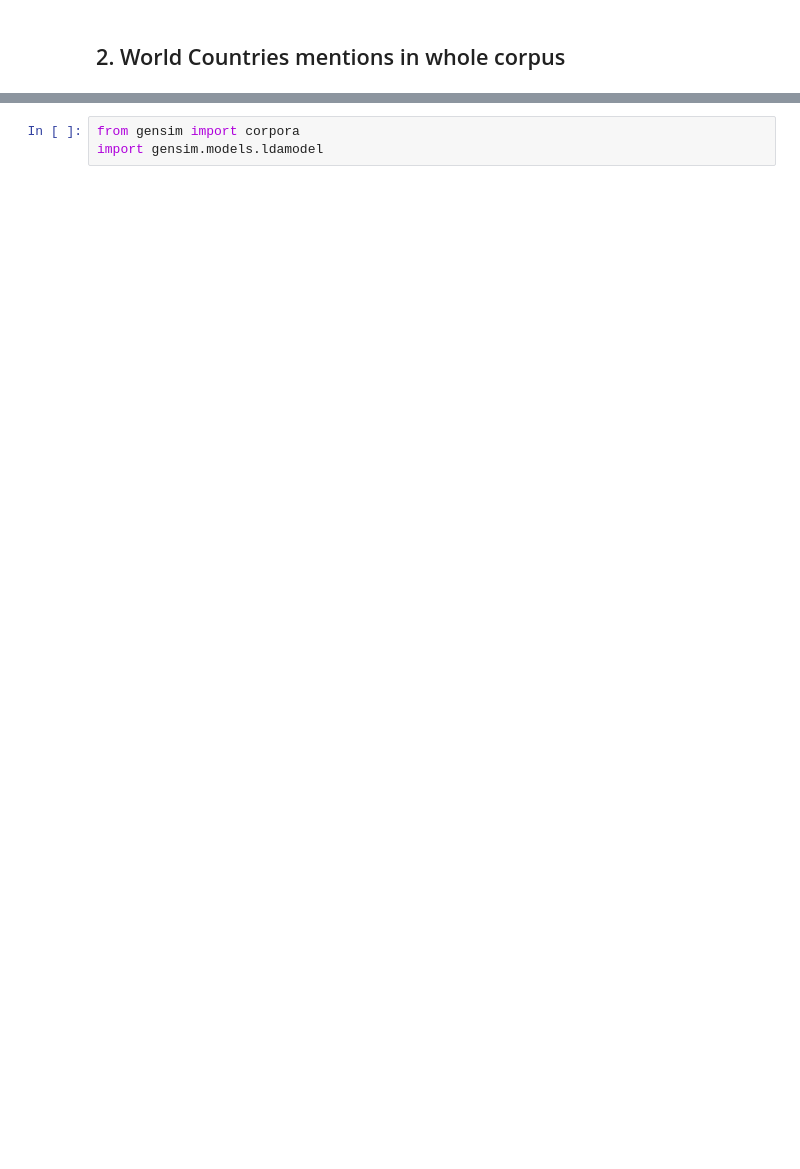
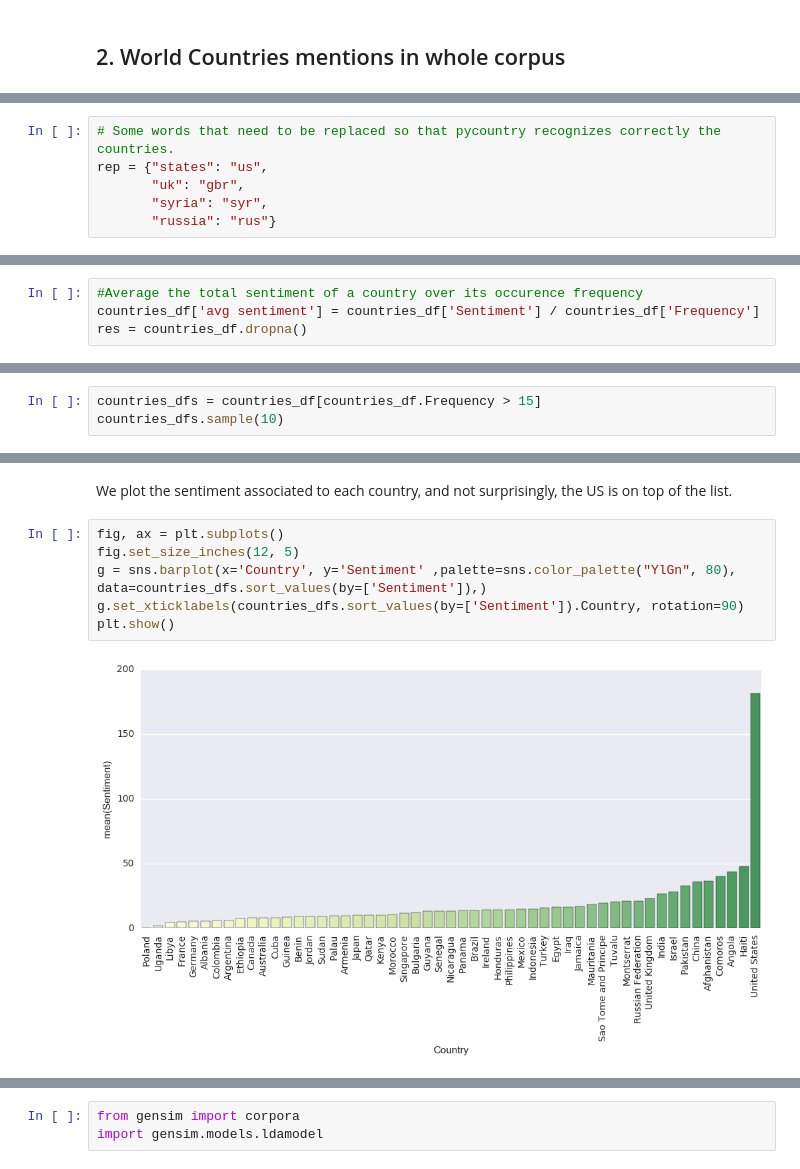
Before and after one commit to ireneu/ada, a Jupyter notebook: HW05/05 - Taming Text.ipynb, the cells around one changed output, grey strips where cells are left out. Drawn from its saved outputs; the diff is of its cells as text; blank space fills up the shorter version.

```diff
--- a/HW05/05 - Taming Text.ipynb
+++ b/HW05/05 - Taming Text.ipynb
@@ -205 +200,7 @@ def handle_special_cases(token):
+# %%
+# Some words that need to be replaced so that pycountry recognizes correctly the countries.
+rep = {"states": "us",
+       "uk": "gbr",
+       "syria": "syr",
+       "russia": "rus"}
 # %%
@@ -241,0 +231,4 @@ countries_df.sample(5)
+# %%
+#Average the total sentiment of a country over its occurence frequency
+countries_df['avg sentiment'] = countries_df['Sentiment'] / countries_df['Frequency']
+res = countries_df.dropna()
@@ -241,0 +238,3 @@ countries_df.sample(5)
+# %%
+countries_dfs = countries_df[countries_df.Frequency > 15]
+countries_dfs.sample(10)
@@ -241,0 +253,10 @@ countries_df.sample(5)
+# %% [markdown]
+We plot the sentiment associated to each country, and not surprisingly, the US is on top of the list.
+# %%
+fig, ax = plt.subplots()
+fig.set_size_inches(12, 5)
+g = sns.barplot(x='Country', y='Sentiment' ,palette=sns.color_palette("YlGn", 80), data=countries_dfs.sort_values(by=['Sentiment']),)
+g.set_xticklabels(countries_dfs.sort_values(by=['Sentiment']).Country, rotation=90)
+plt.show()
+# %% [output]
+[figure, added]
```
Also changed, not shown: parts of 40 cells of this notebook, 45 other files.
